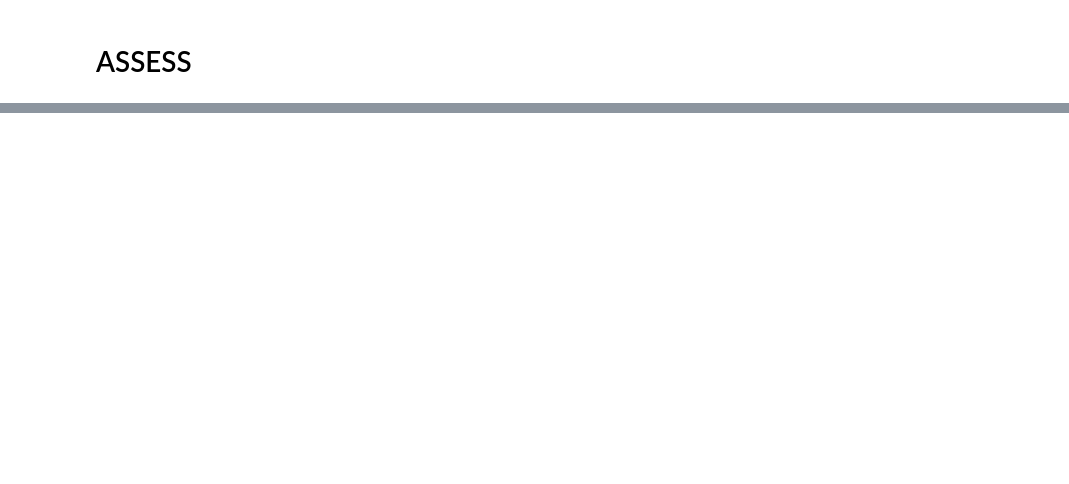
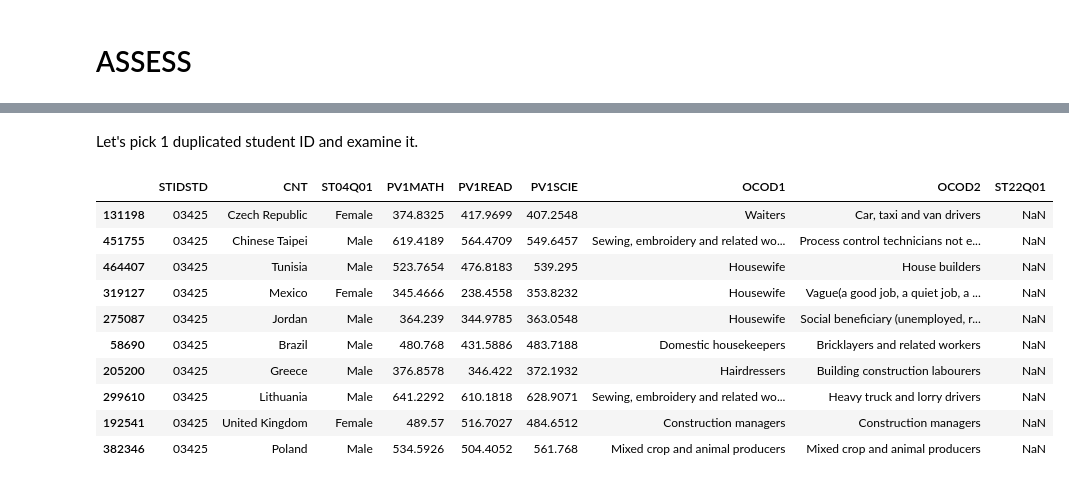
Before and after one commit to aeglon97/Communicate-Data-Findings, a Jupyter notebook: pisa_wrangle.ipynb, the cells around one changed output, grey strips where cells are left out. Drawn from its saved outputs; the diff is of its cells as text; code cells hidden in the pictures; blank space fills up the shorter version.

```diff
--- a/pisa_wrangle.ipynb
+++ b/pisa_wrangle.ipynb
@@ -172,0 +354,16 @@ Name: OCOD1, Length: 485490, dtype: object
+# %% [markdown]
+Let's pick 1 duplicated student ID and examine it.
+# %%
+df_student_info[df_student_info['STIDSTD'] == '03425'].sample(10)
+# %% [output]
+|  | STIDSTD | CNT | ST04Q01 | PV1MATH | PV1READ | PV1SCIE | OCOD1 | OCOD2 | ST22Q01 |
+| 131198 | 03425 | Czech Republic | Female | 374.8325 | 417.9699 | 407.2548 | Waiters | Car, taxi and van drivers | NaN |
+| 451755 | 03425 | Chinese Taipei | Male | 619.4189 | 564.4709 | 549.6457 | Sewing, embroidery and related wo... | Process control technicians not e... | NaN |
+| 464407 | 03425 | Tunisia | Male | 523.7654 | 476.8183 | 539.295 | Housewife | House builders | NaN |
+| 319127 | 03425 | Mexico | Female | 345.4666 | 238.4558 | 353.8232 | Housewife | Vague(a good job, a quiet job, a ... | NaN |
+| 275087 | 03425 | Jordan | Male | 364.239 | 344.9785 | 363.0548 | Housewife | Social beneficiary (unemployed, r... | NaN |
+| 58690 | 03425 | Brazil | Male | 480.768 | 431.5886 | 483.7188 | Domestic housekeepers | Bricklayers and related workers | NaN |
+| 205200 | 03425 | Greece | Male | 376.8578 | 346.422 | 372.1932 | Hairdressers | Building construction labourers | NaN |
+| 299610 | 03425 | Lithuania | Male | 641.2292 | 610.1818 | 628.9071 | Sewing, embroidery and related wo... | Heavy truck and lorry drivers | NaN |
+| 192541 | 03425 | United Kingdom | Female | 489.57 | 516.7027 | 484.6512 | Construction managers | Construction managers | NaN |
+| 382346 | 03425 | Poland | Male | 534.5926 | 504.4052 | 561.768 | Mixed crop and animal producers | Mixed crop and animal producers | NaN |
```
Also changed, not shown: parts of 69 cells of this notebook, 1 other file.
